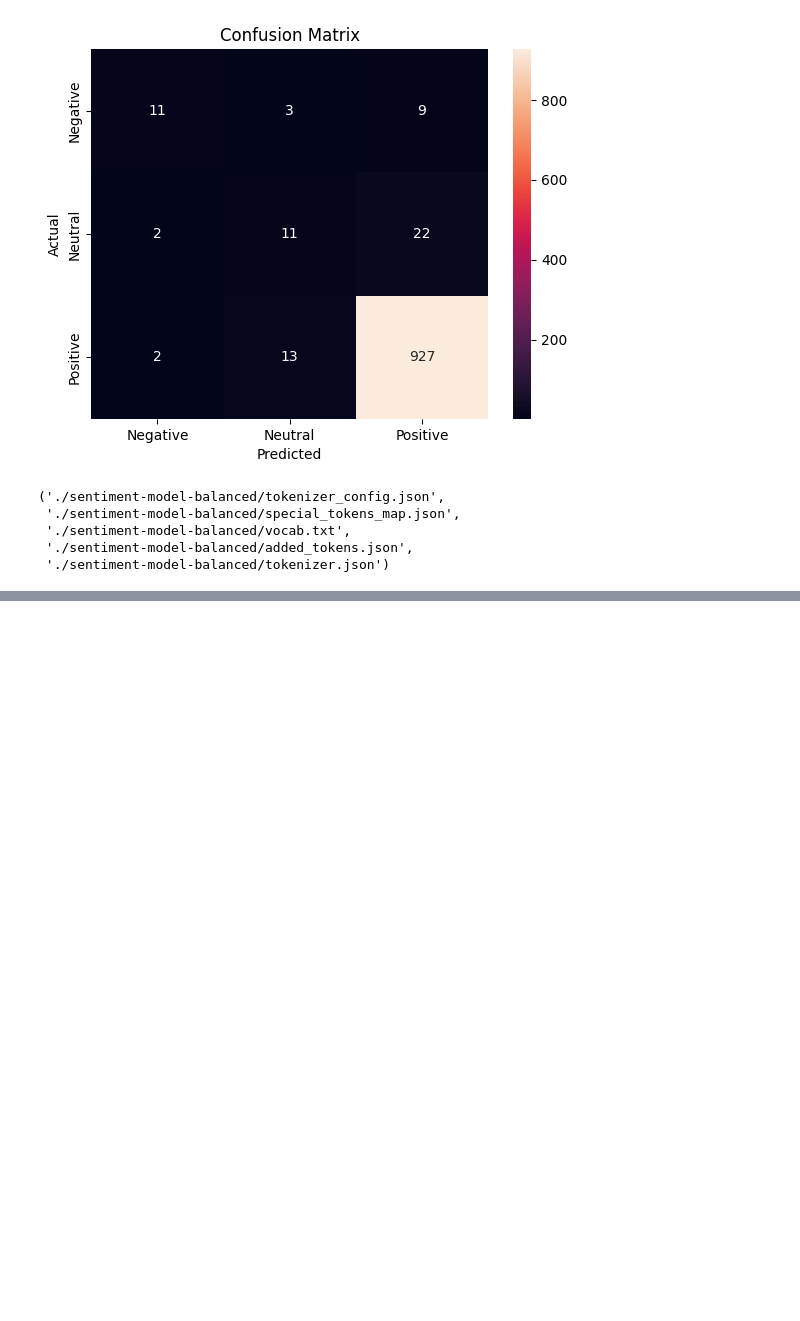
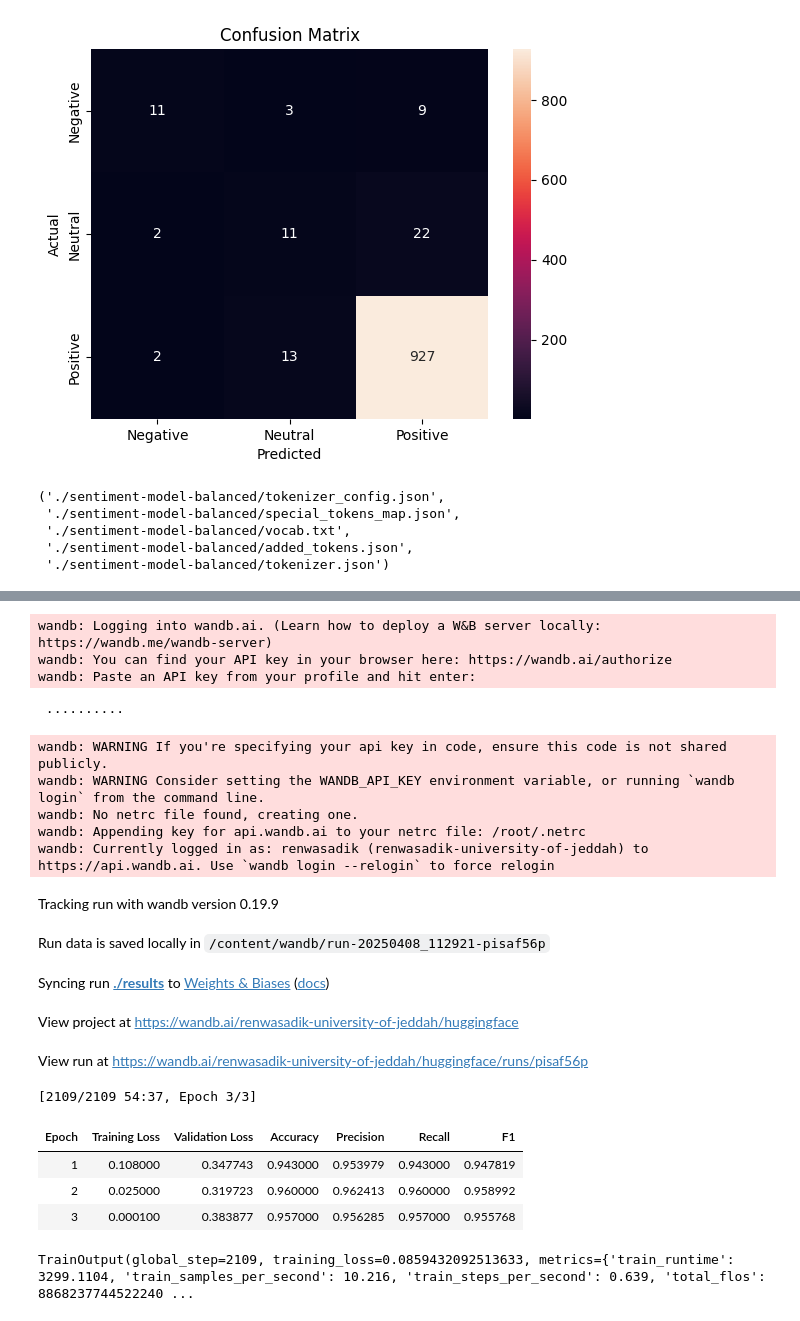
Before and after one commit to RanwahSadik/Automated-Customers-Review, a Jupyter notebook: Project_NLP.ipynb, the cells around one changed output, grey strips where cells are left out. Saved outputs shown, nothing was run; the diff lists cells and outputs as text; code cells hidden in the pictures; blank space fills up the shorter version.

```diff
--- a/Project_NLP.ipynb
+++ b/Project_NLP.ipynb
@@ -324,0 +335,4 @@ tokenizer.save_pretrained("./sentiment-model-balanced")
+# %%
+from transformers import RobertaTokenizerFast, RobertaForSequenceClassification
+
+tokenizer = RobertaTokenizerFast.from_pretrained('roberta-base')
@@ -324,0 +363,3 @@ tokenizer.save_pretrained("./sentiment-model-balanced")
+# %%
+trainer.train()
+# %% [output]
@@ -324,0 +369,20 @@ tokenizer.save_pretrained("./sentiment-model-balanced")
+wandb: Logging into wandb.ai. (Learn how to deploy a W&B server locally: https://wandb.me/wandb-server)
+wandb: You can find your API key in your browser here: https://wandb.ai/authorize
+wandb: Paste an API key from your profile and hit enter:
+ ··········
+wandb: WARNING If you're specifying your api key in code, ensure this code is not shared publicly.
+wandb: WARNING Consider setting the WANDB_API_KEY environment variable, or running `wandb login` from the command line.
+wandb: No netrc file found, creating one.
+wandb: Appending key for api.wandb.ai to your netrc file: /root/.netrc
+wandb: Currently logged in as: renwasadik (renwasadik-university-of-jeddah) to https://api.wandb.ai. Use `wandb login --relogin` to force relogin
+Tracking run with wandb version 0.19.9
+Run data is saved locally in /content/wandb/run-20250408_112921-pisaf56p
+Syncing run ./results to Weights & Biases (docs)
+View project at https://wandb.ai/renwasadik-university-of-jeddah/huggingface
+View run at https://wandb.ai/renwasadik-university-of-jeddah/huggingface/runs/pisaf56p
+[2109/2109 54:37, Epoch 3/3]
+| Epoch | Training Loss | Validation Loss | Accuracy | Precision | Recall | F1 |
+| 1 | 0.108000 | 0.347743 | 0.943000 | 0.953979 | 0.943000 | 0.947819 |
+| 2 | 0.025000 | 0.319723 | 0.960000 | 0.962413 | 0.960000 | 0.958992 |
+| 3 | 0.000100 | 0.383877 | 0.957000 | 0.956285 | 0.957000 | 0.955768 |
+TrainOutput(global_step=2109, training_loss=0.0859432092513633, metrics={'train_runtime': 3299.1104, 'train_samples_per_second': 10.216, 'train_steps_per_second': 0.639, 'total_flos': 8868237744522240 ...
```
Also changed, not shown: parts of 11 cells of this notebook.
